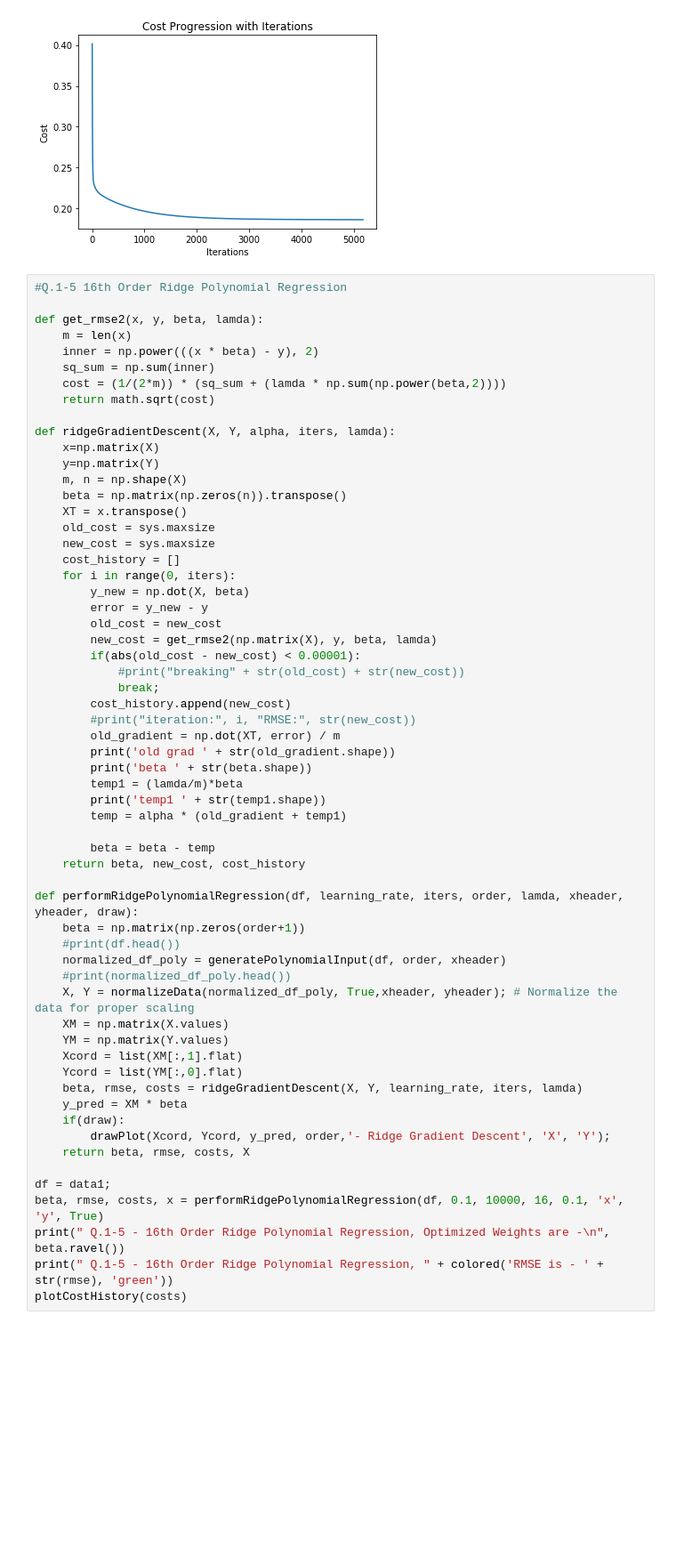
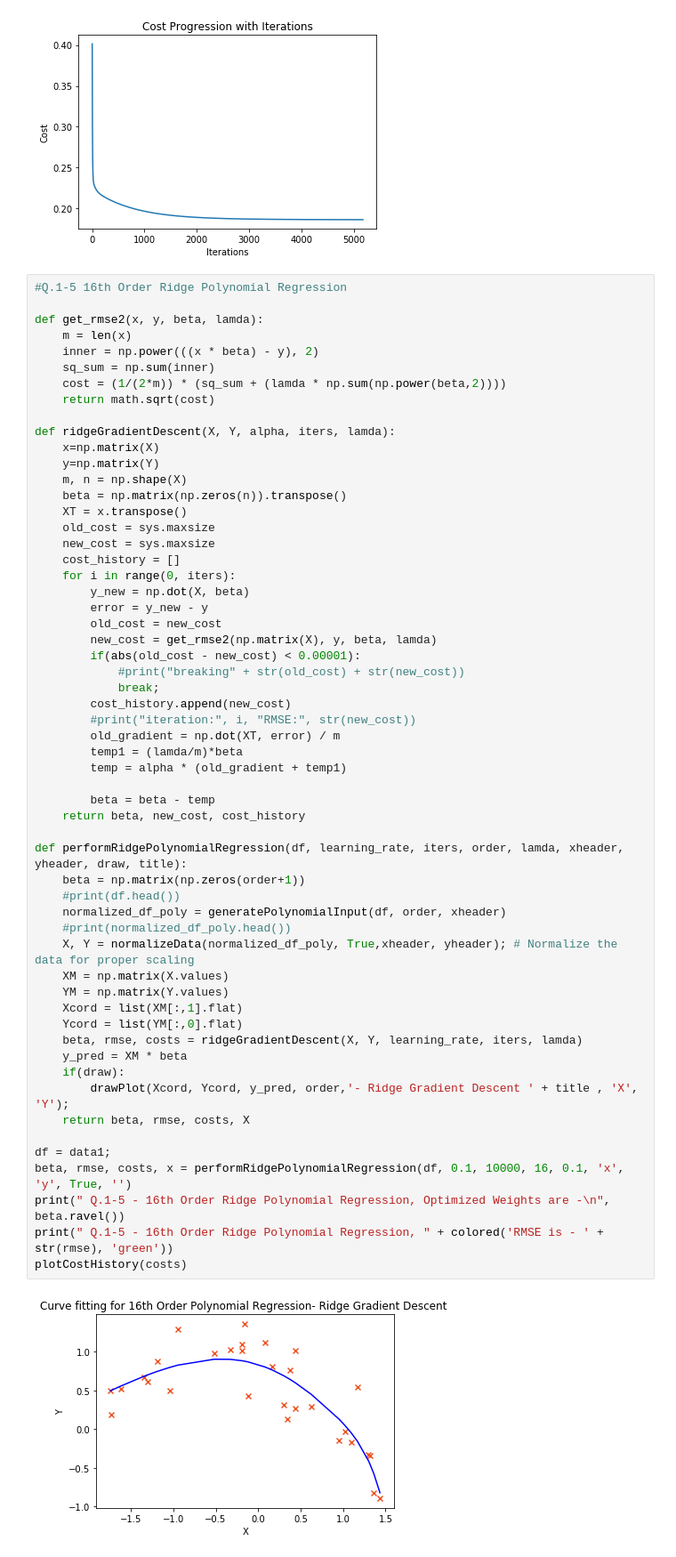
Before and after one commit to MeenakshiParyani/Polynomial-Regression, a Jupyter notebook: Polynomial-Regression.ipynb, the cells around one changed output. Shown: that part at 89% size. Drawn from its saved outputs; the diff is of its cells as text; blank space fills up the shorter version.

```diff
--- a/Polynomial-Regression.ipynb
+++ b/Polynomial-Regression.ipynb
@@ -191,36 +191,34 @@ def ridgeGradientDescent(X, Y, alpha, iters, lamda):
             #print("breaking" + str(old_cost) + str(new_cost))
             break;
         cost_history.append(new_cost)
         #print("iteration:", i, "RMSE:", str(new_cost))
         old_gradient = np.dot(XT, error) / m
-        print('old grad ' + str(old_gradient.shape))
-        print('beta ' + str(beta.shape))
         temp1 = (lamda/m)*beta
-        print('temp1 ' + str(temp1.shape))
         temp = alpha * (old_gradient + temp1)
 
         beta = beta - temp
     return beta, new_cost, cost_history
 
-def performRidgePolynomialRegression(df, learning_rate, iters, order, lamda, xheader, yheader, draw):
+def performRidgePolynomialRegression(df, learning_rate, iters, order, lamda, xheader, yheader, draw, title):
     beta = np.matrix(np.zeros(order+1))
     #print(df.head())
     normalized_df_poly = generatePolynomialInput(df, order, xheader)
     #print(normalized_df_poly.head())
     X, Y = normalizeData(normalized_df_poly, True,xheader, yheader); # Normalize the data for proper scaling
     XM = np.matrix(X.values)
     YM = np.matrix(Y.values)
     Xcord = list(XM[:,1].flat)
     Ycord = list(YM[:,0].flat)
     beta, rmse, costs = ridgeGradientDescent(X, Y, learning_rate, iters, lamda)
     y_pred = XM * beta
     if(draw):
-        drawPlot(Xcord, Ycord, y_pred, order,'- Ridge Gradient Descent', 'X', 'Y');
+        drawPlot(Xcord, Ycord, y_pred, order,'- Ridge Gradient Descent ' + title , 'X', 'Y');
     return beta, rmse, costs, X
 
 df = data1;
-beta, rmse, costs, x = performRidgePolynomialRegression(df, 0.1, 10000, 16, 0.1, 'x', 'y', True)
+beta, rmse, costs, x = performRidgePolynomialRegression(df, 0.1, 10000, 16, 0.1, 'x', 'y', True, '')
 print(" Q.1-5 - 16th Order Ridge Polynomial Regression, Optimized Weights are -\n", beta.ravel())
 print(" Q.1-5 - 16th Order Ridge Polynomial Regression, " + colored('RMSE is - ' + str(rmse), 'green'))
 plotCostHistory(costs)
 # %% [output]
+[figure, new version]
```
Also changed, not shown: parts of 7 cells of this notebook.
